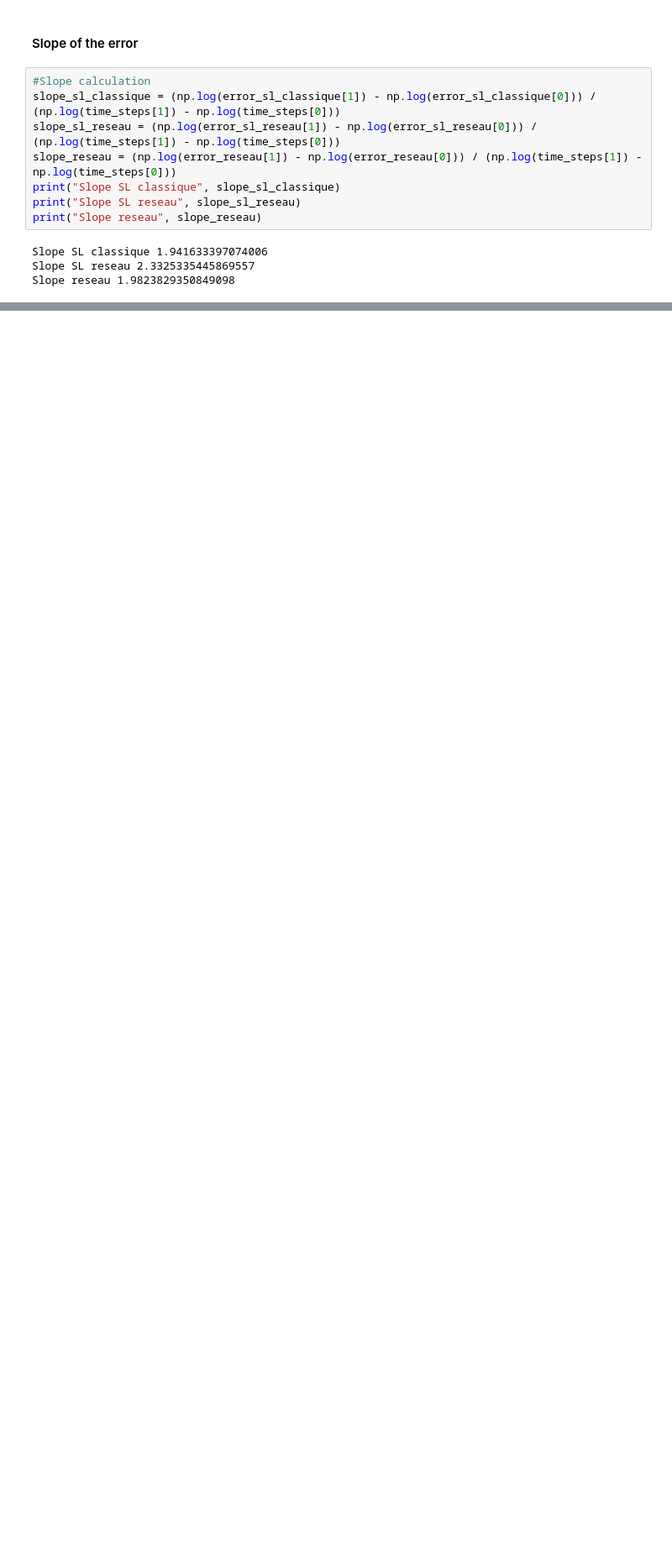
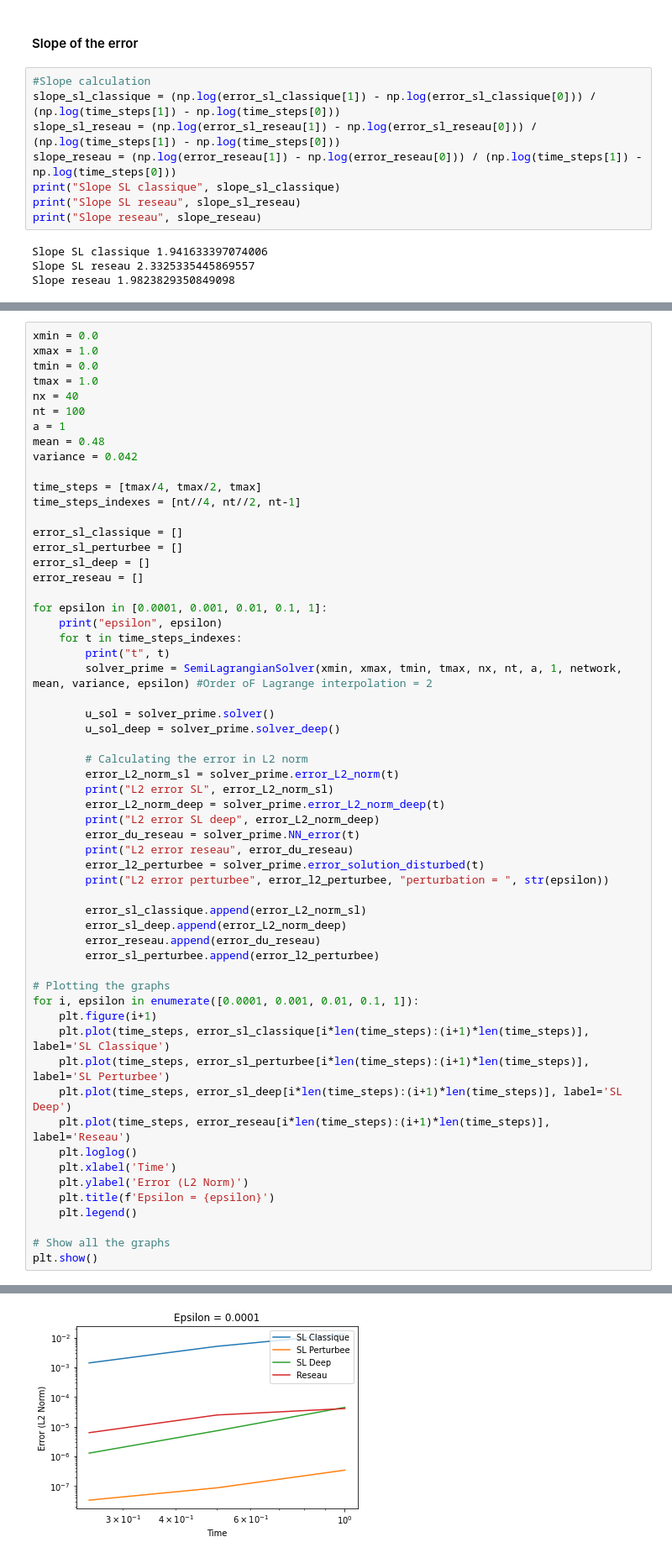
Before and after one commit to dianasolangel/Stage-M1-Deep-Interpolation, a Jupyter notebook: code/Training_augmented_interpolation.ipynb, the cells around one changed output, grey strips where cells are left out. Shown at 84% size. Drawn from its saved outputs; the diff is of its cells as text; blank space fills up the shorter version.

```diff
--- a/PINNs_bon.ipynb
+++ b/code/Training_augmented_interpolation.ipynb
@@ -1019,0 +994,59 @@ Slope reseau 1.9823829350849098
+# %%
+xmin = 0.0
+xmax = 1.0
+tmin = 0.0
+tmax = 1.0
+nx = 40
+nt = 100
+a = 1
+mean = 0.48
+variance = 0.042
+
+time_steps = [tmax/4, tmax/2, tmax]
+time_steps_indexes = [nt//4, nt//2, nt-1]
+
+error_sl_classique = []
+error_sl_perturbee = []
+error_sl_deep = []
+error_reseau = []
+
+for epsilon in [0.0001, 0.001, 0.01, 0.1, 1]:
+    print("epsilon", epsilon)
+    for t in time_steps_indexes:
+        print("t", t)
+        solver_prime = SemiLagrangianSolver(xmin, xmax, tmin, tmax, nx, nt, a, 1, network, mean, variance, epsilon) #Order oF Lagrange interpolation = 2
+
+        u_sol = solver_prime.solver()
+        u_sol_deep = solver_prime.solver_deep()
+
+        # Calculating the error in L2 norm
+        error_L2_norm_sl = solver_prime.error_L2_norm(t)
+        print("L2 error SL", error_L2_norm_sl)
+        error_L2_norm_deep = solver_prime.error_L2_norm_deep(t)
+        print("L2 error SL deep", error_L2_norm_deep)
+        error_du_reseau = solver_prime.NN_error(t)
+        print("L2 error reseau", error_du_reseau)
+        error_l2_perturbee = solver_prime.error_solution_disturbed(t)
+        print("L2 error perturbee", error_l2_perturbee, "perturbation = ", str(epsilon))
+
+        error_sl_classique.append(error_L2_norm_sl)
+        error_sl_deep.append(error_L2_norm_deep)
+        error_reseau.append(error_du_reseau)
+        error_sl_perturbee.append(error_l2_perturbee)
+
+# Plotting the graphs
+for i, epsilon in enumerate([0.0001, 0.001, 0.01, 0.1, 1]):
+    plt.figure(i+1)
+    plt.plot(time_steps, error_sl_classique[i*len(time_steps):(i+1)*len(time_steps)], label='SL Classique')
+    plt.plot(time_steps, error_sl_perturbee[i*len(time_steps):(i+1)*len(time_steps)], label='SL Perturbee')
+    plt.plot(time_steps, error_sl_deep[i*len(time_steps):(i+1)*len(time_steps)], label='SL Deep')
+    plt.plot(time_steps, error_reseau[i*len(time_steps):(i+1)*len(time_steps)], label='Reseau')
+    plt.loglog()
+    plt.xlabel('Time')
+    plt.ylabel('Error (L2 Norm)')
+    plt.title(f'Epsilon = {epsilon}')
+    plt.legend()
+
+# Show all the graphs
+plt.show()
+# %% [output]
@@ -1019,0 +1070 @@ Slope reseau 1.9823829350849098
+[figure, added]
```
Also changed, not shown: parts of 19 cells of this notebook, 10 other files.
